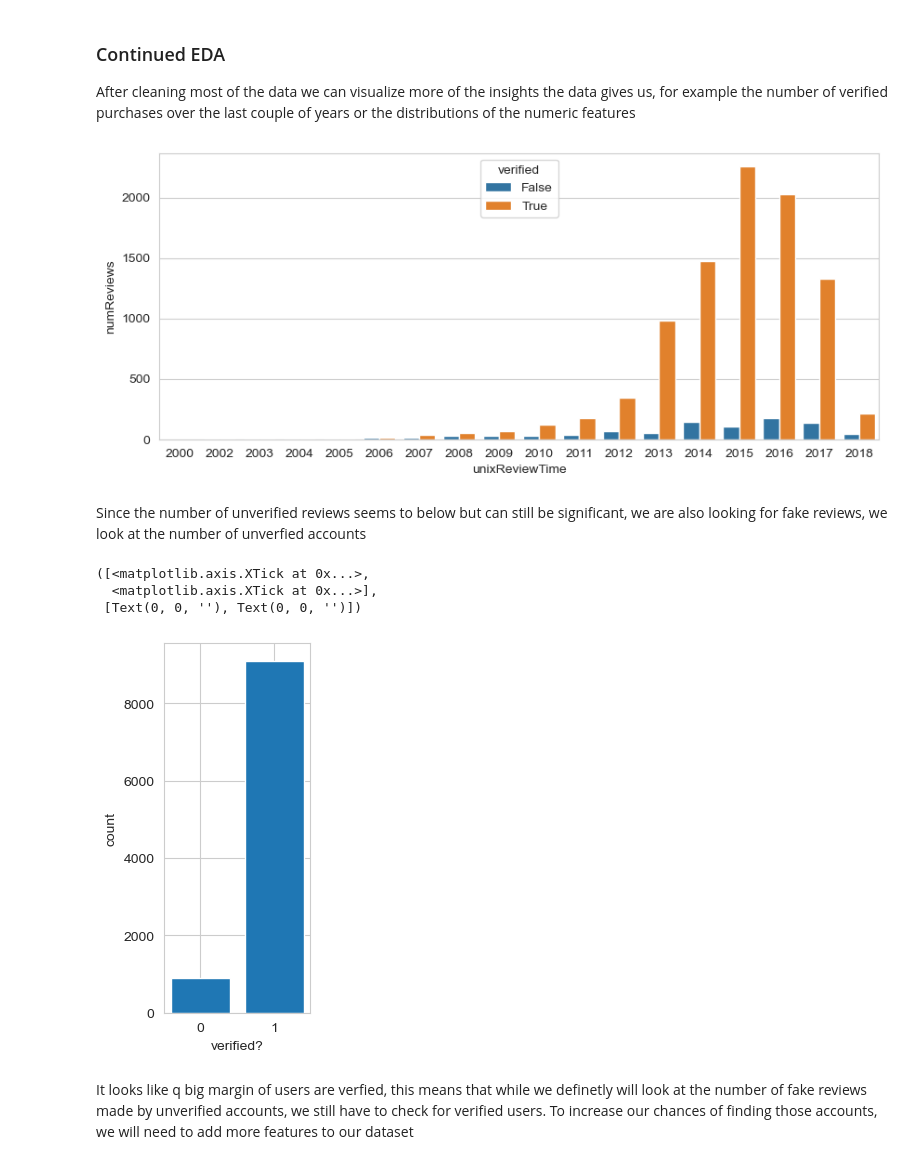
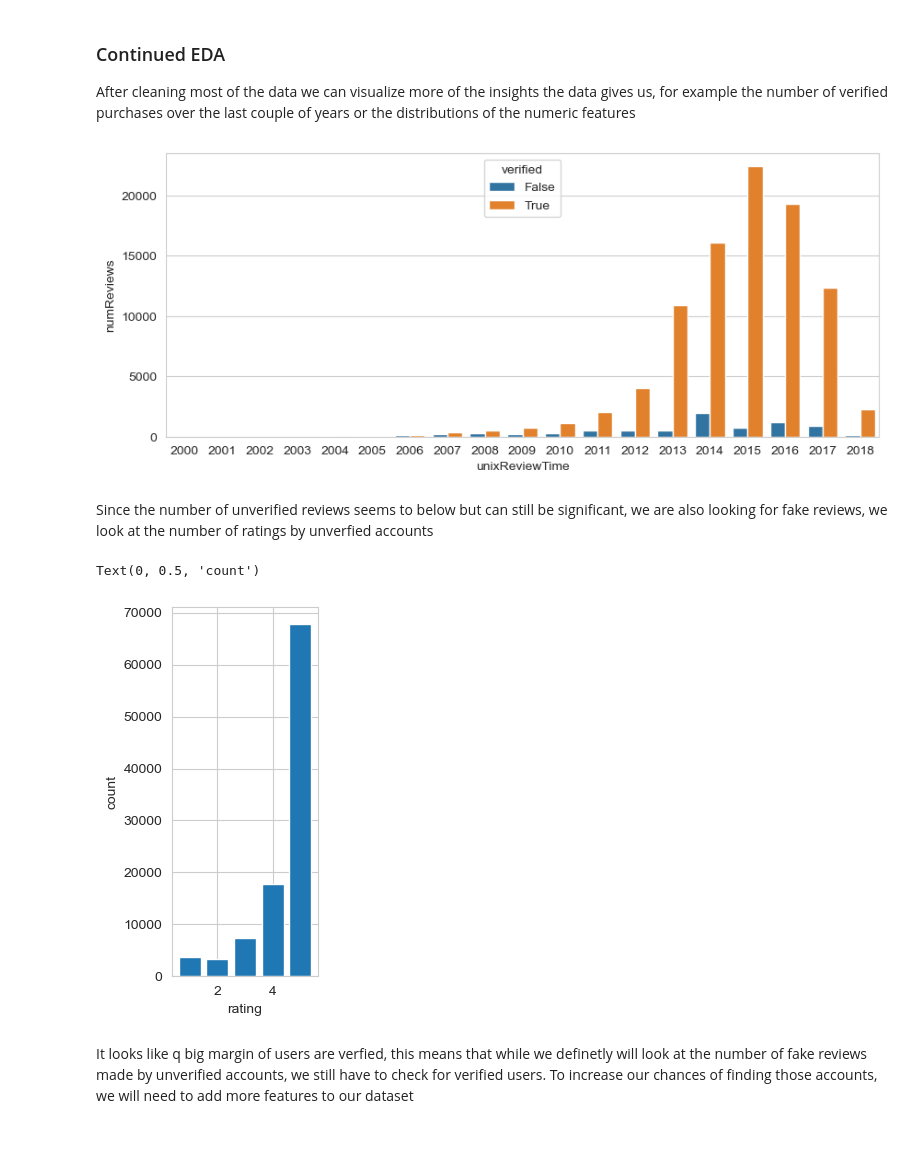
Before and after one commit to juliankulinsky/deep_learning, a Jupyter notebook: notebooks/deep_leaning_project.ipynb, the cells around one changed output. Cells and saved outputs as stored; diff of their text form; code cells hidden in the pictures.

```diff
--- a/notebooks/deep_leaning_project.ipynb
+++ b/notebooks/deep_leaning_project.ipynb
@@ -201,7 +199,7 @@ def tfidf(dataframe_column, tokenizer, min_df=0.02, max_df=0.8, ngram_range=(1,1
 # %% [markdown]
 ### Data Loading
 # %%
-fake_review_base = pd.read_json('/Users/philippbauer/Downloads/Sports_and_Outdoors_5.json', lines=True, nrows=10000)
+fake_review_base = pd.read_json('/Users/philippbauer/Downloads/Sports_and_Outdoors_5.json', lines=True, nrows=100000)
 # %% [markdown]
 ### Data Analysis
 # %% [markdown]
@@ -481,19 +489,17 @@ plt.figure(figsize=(10,4))
 sns.barplot(x='unixReviewTime', y='numReviews', hue='verified', data=verified_year)
 plt.show()
 # %% [output]
-[figure, old version]
+[figure, new version]
 # %% [markdown]
-Since the number of unverified reviews seems to below but can still be significant, we are also looking for fake reviews, we look at the number of unverfied accounts
+Since the number of unverified reviews seems to below but can still be significant, we are also looking for fake reviews, we look at the number of ratings by unverfied accounts
 # %%
 plt.subplot(1,3,1)
-plt.bar(df['overall'].value_counts().index, df['overall'].value_counts().values)
+plt.bar(fake_review_base['overall'].value_counts().index, fake_review_base['overall'].value_counts().values)
 plt.xlabel('rating')
 plt.ylabel('count')
 # %% [output]
-([<matplotlib.axis.XTick at 0x...>,
-  <matplotlib.axis.XTick at 0x...>],
- [Text(0, 0, ''), Text(0, 0, '')])
+Text(0, 0.5, 'count')
-[figure, old version]
+[figure, new version]
 # %% [markdown]
 It looks like q big margin of users are verfied, this means that while we definetly will look at the number of fake reviews made by unverified accounts, we still have to check for verified users. To increase our chances of finding those accounts, we will need to add more features to our dataset
 # %% [markdown]
```
Also changed, not shown: parts of 33 cells of this notebook.
